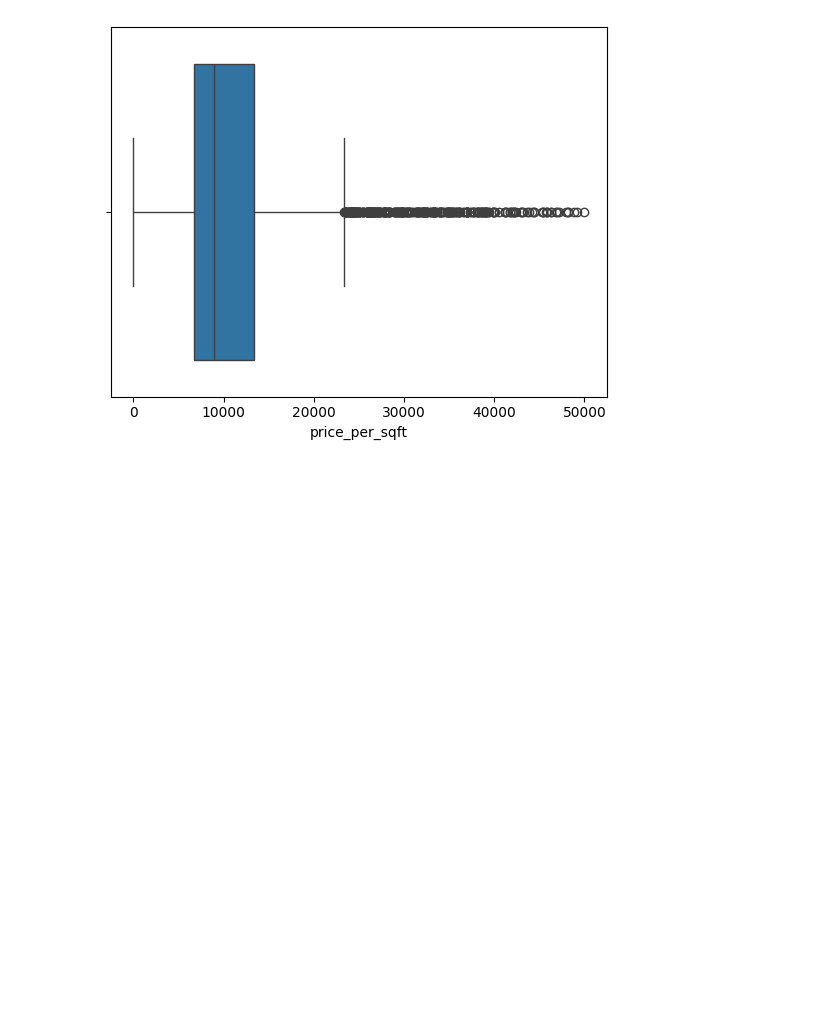
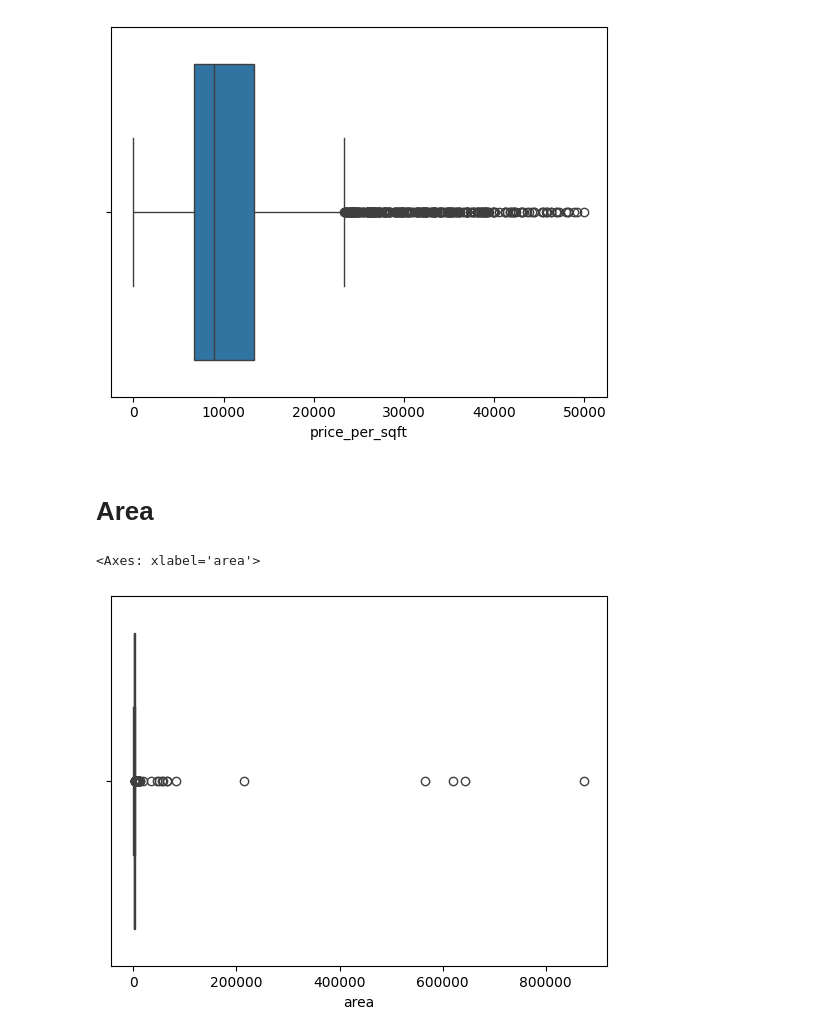
Before and after one commit to garvit1408/NestWise-, a Jupyter notebook: 4 - EDA/outlier-detection.ipynb, the cells around one changed output. Saved outputs shown, nothing was run; the diff lists cells and outputs as text; code cells hidden in the pictures; blank space fills up the shorter version.

```diff
--- a/4 - EDA/outlier-detection.ipynb
+++ b/4 - EDA/outlier-detection.ipynb
@@ -206,3 +208,10 @@ sns.boxplot(x=df['price_per_sqft'])
 # %% [output]
 <Axes: xlabel='price_per_sqft'>
 [figure]
+# %% [markdown]
+# Area
+# %%
+sns.boxplot(x=df['area'])
+# %% [output]
+<Axes: xlabel='area'>
+[figure, added]
```
Also changed, not shown: parts of 24 cells of this notebook.
